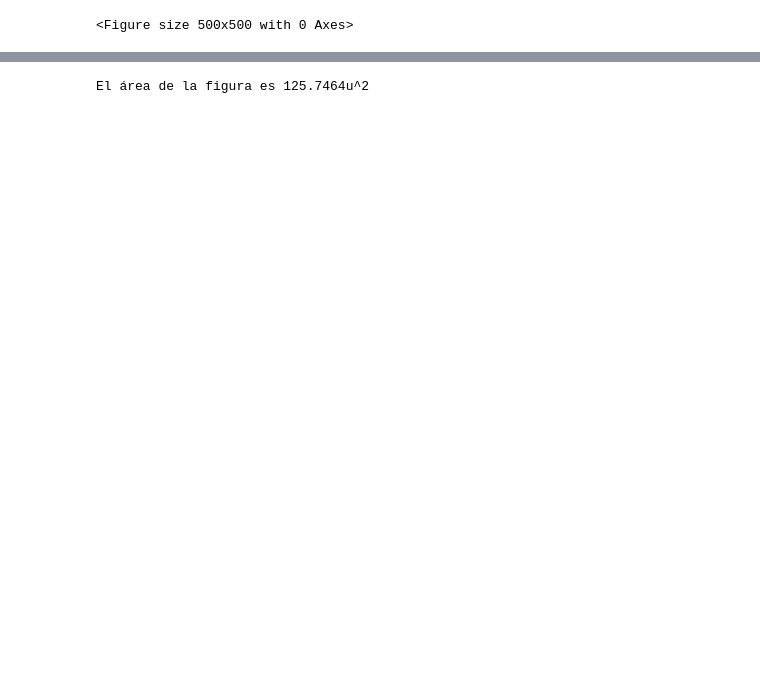
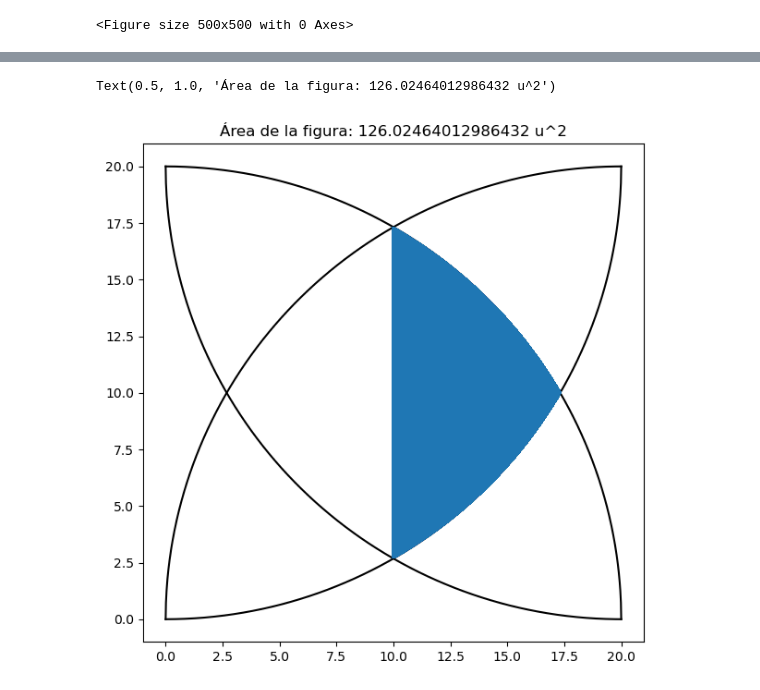
Before and after one commit to Jaimendo99/Modelos-y-Simulacion, a Jupyter notebook: monte_carlo_hw.ipynb, the cells around one changed output, grey strips where cells are left out. Cells and saved outputs as stored; diff of their text form; code cells hidden in the pictures; blank space fills up the shorter version.

```diff
--- a/monte_carlo_hw.ipynb
+++ b/monte_carlo_hw.ipynb
@@ -90,6 +93,40 @@ plt.plot(circle4, color='black')
-# %%
-in_prctg = len(dentro)/points
-area = radio**2*in_prctg
-print(f'El área de la figura es {area}u^2')
-# %% [output]
-El área de la figura es 125.7464u^2
+# %%
+# Code
+a, b = 0, 20
+fig = plt.figure(figsize = (7,7))
+
+x = np.linspace(a, b, num = 1500)
+
+circle1 = [circle_(radio, x) for x in x]
+circle2 = [circle_x(radio, x) for x in x]
+circle3 = [circle_y(radio, x) for x in x]
+circle4 = [circle_xy(radio, x) for x in x]
+
+
+
+plt.plot(x, circle1, color='black')
+plt.plot(x, circle3, color='black')
+plt.plot(x, circle2, color='black')
+plt.plot(x, circle4, color='black')
+
+b = x[np.where(np.round(circle1, 2) == np.round(circle3, 2))[0][0]]
+a=10
+
+n = 1_000_000
+w = (b-a)/n
+
+xi_random = np.random.random(size=n)*(b-a) + a
+
+circle1_r = [circle_(radio, x) for x in xi_random]
+circle3_r = [circle_y(radio, x) for x in xi_random]
+
+
+plt.vlines(xi_random, circle3_r, circle1_r)
+
+hieght = np.array(circle1_r) - np.array(circle3_r)
+area = np.sum(hieght*w)*2
+
+plt.title(f'Área de la figura: {area} u^2')
+# %% [output]
+Text(0.5, 1.0, 'Área de la figura: 126.02464012986432 u^2')
+[figure, added]
```
Also changed, not shown: parts of 3 cells of this notebook.
